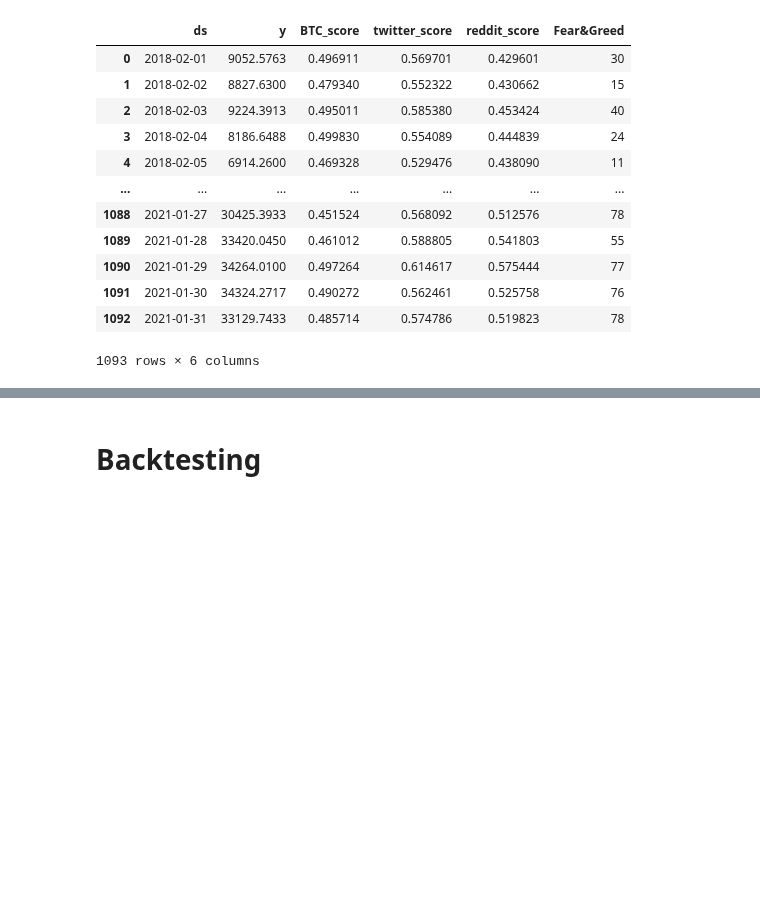
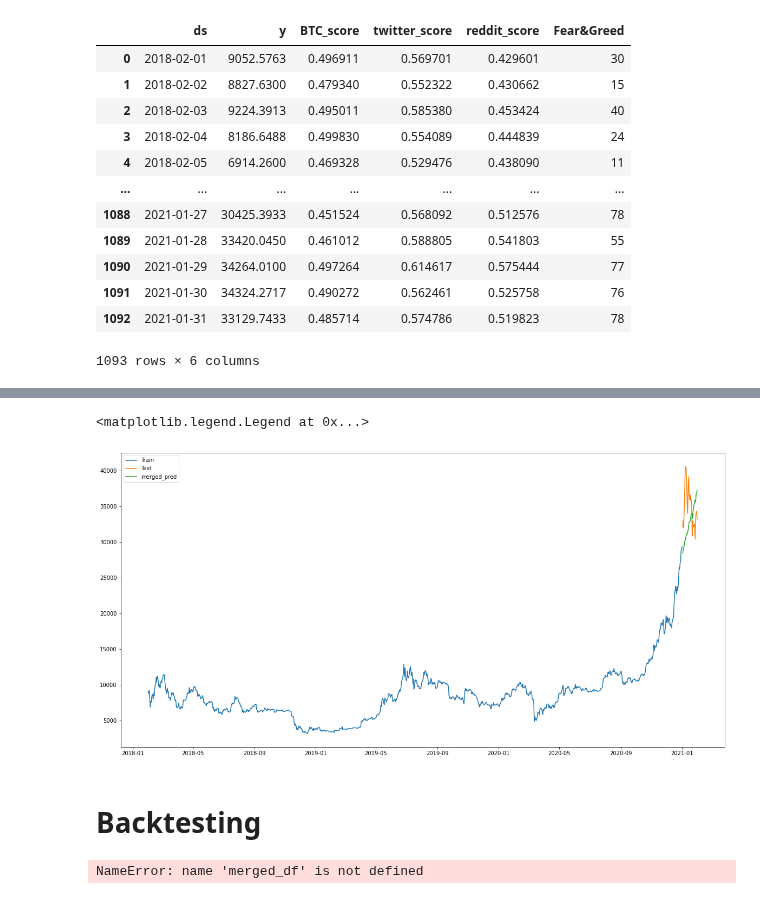
Before and after one commit to Dmunozig/crypto_sentiment, a Jupyter notebook: notebooks/olavo_prophet_modelling.ipynb, the cells around one changed output, grey strips where cells are left out. Cells and saved outputs as stored; diff of their text form; code cells hidden in the pictures; blank space fills up the shorter version.

```diff
--- a/notebooks/olavo_prophet_modelling.ipynb
+++ b/notebooks/olavo_prophet_modelling.ipynb
@@ -521,3 +521,45 @@ WARNING:fbprophet:Seasonality has period of 365.25 days which is larger than ini
 | 20 | 23 days | 8.798074e+06 | 2966.154708 | 2067.926379 | 0.234168 | 0.097273 | 0.643478 |
+# %%
+plt.figure(figsize=(20,10))
+
+plt.plot(merged_df_train['ds'], merged_df_train['y'], label="Train")
+plt.plot(merged_df_test['ds'], merged_df_test['y'], label="Test")
+
+plt.plot(merged_model_forecast[-augmento_horizon:]['ds'], merged_model_forecast[-augmento_horizon:]['yhat'], label="merged_pred")
+
+plt.legend(loc="best")
+# %% [output]
+<matplotlib.legend.Legend at 0x...>
+[figure, added]
 # %% [markdown]
 # Backtesting
+# %%
+merged_df_train = merged_df.iloc[:1063]
+merged_df_test = merged_df.iloc[1063:]
+
+merged_model = Prophet(interval_width=0.95, weekly_seasonality=True, changepoint_prior_scale=2)
+
+merged_model.add_regressor('BTC_score')
+merged_model.add_regressor('twitter_score')
+merged_model.add_regressor('reddit_score')
+merged_model.add_regressor("Fear&Greed")
+
+merged_model.fit(merged_df_train)
+
+augmento_horizon = 30
+merged_model_future = merged_model.make_future_dataframe(augmento_horizon)
+
+merged_model_future["BTC_score"] = merged_df["BTC_score"]
+merged_model_future["twitter_score"] = merged_df["twitter_score"]
+merged_model_future["reddit_score"] = merged_df["reddit_score"]
+merged_model_future["Fear&Greed"] = merged_df["Fear&Greed"]
+
+merged_model_forecast = merged_model.predict(merged_model_future)
+
+merged_model_cv_results = cross_validation(model=merged_model, initial=f'{70 * 5} days', horizon='23 days',
+                              period='35 days')
+
+
+performance_metrics(merged_model_cv_results)
+# %% [output]
+NameError: name 'merged_df' is not defined
```
Also changed, not shown: parts of 1 cell of this notebook.
